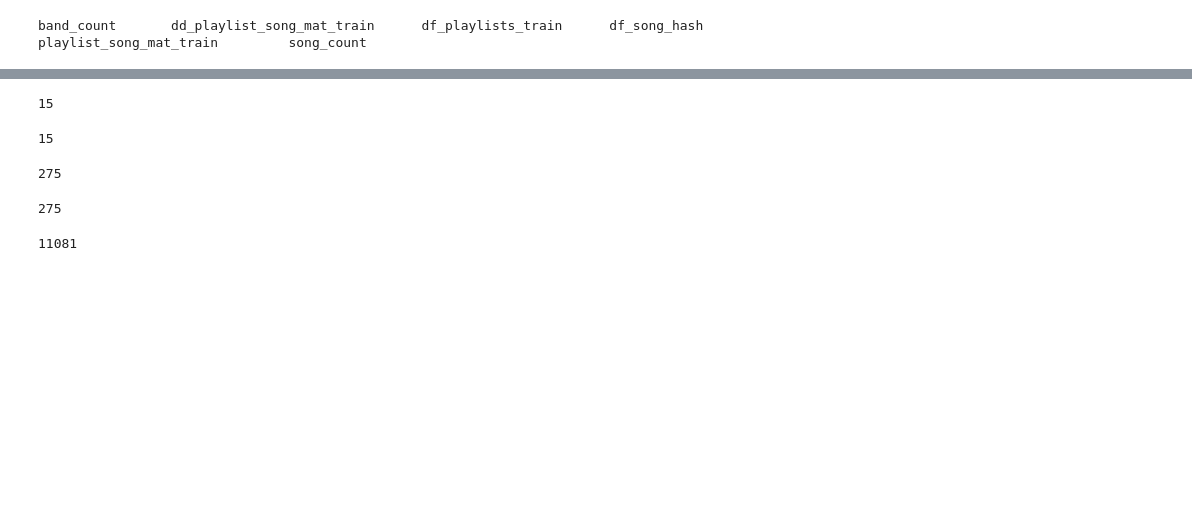
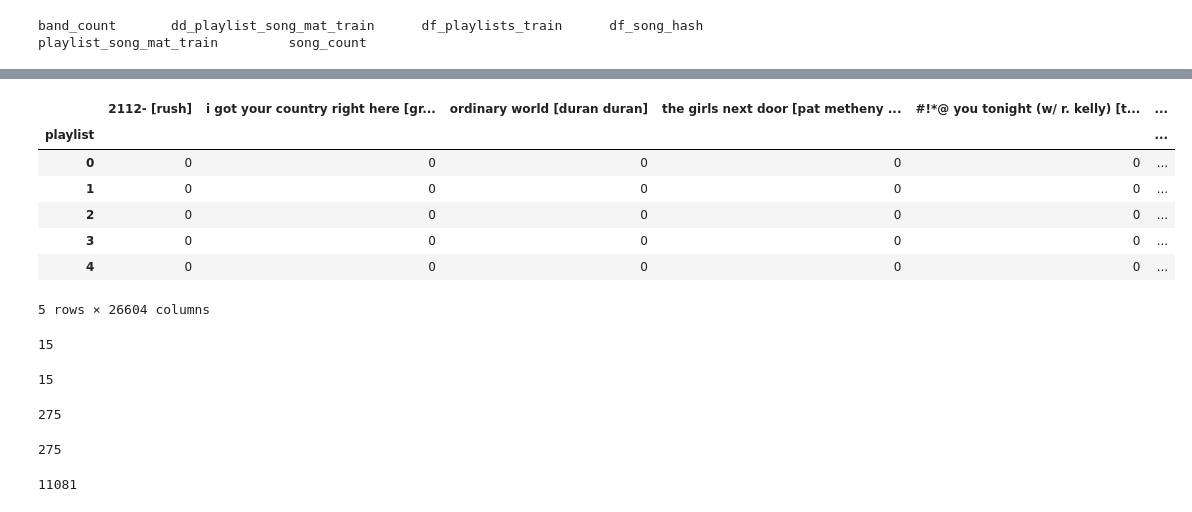
Before and after one commit to stevebachmeier/song-recommender, a Jupyter notebook: working.ipynb, the cells around one changed output, grey strips where cells are left out. Saved outputs shown, nothing was run; the diff lists cells and outputs as text; code cells hidden in the pictures; blank space fills up the shorter version.

```diff
--- a/working.ipynb
+++ b/working.ipynb
@@ -394,2 +427,13 @@ memory usage: 281.3 MB
 # %%
 del(dd_playlist_song_mat_train)
+# %%
+playlist_song_mat_train.head()
+# %% [output]
+|  | 2112- [rush] | i got your country right here [gr... | ordinary world [duran duran] | the girls next door [pat metheny ... | #!*@ you tonight (w/ r. kelly) [t... | ... |
+| playlist |  |  |  |  |  | ... |
+| 0 | 0 | 0 | 0 | 0 | 0 | ... |
+| 1 | 0 | 0 | 0 | 0 | 0 | ... |
+| 2 | 0 | 0 | 0 | 0 | 0 | ... |
+| 3 | 0 | 0 | 0 | 0 | 0 | ... |
+| 4 | 0 | 0 | 0 | 0 | 0 | ... |
+5 rows × 26604 columns
```
Also changed, not shown: parts of 37 cells of this notebook.
